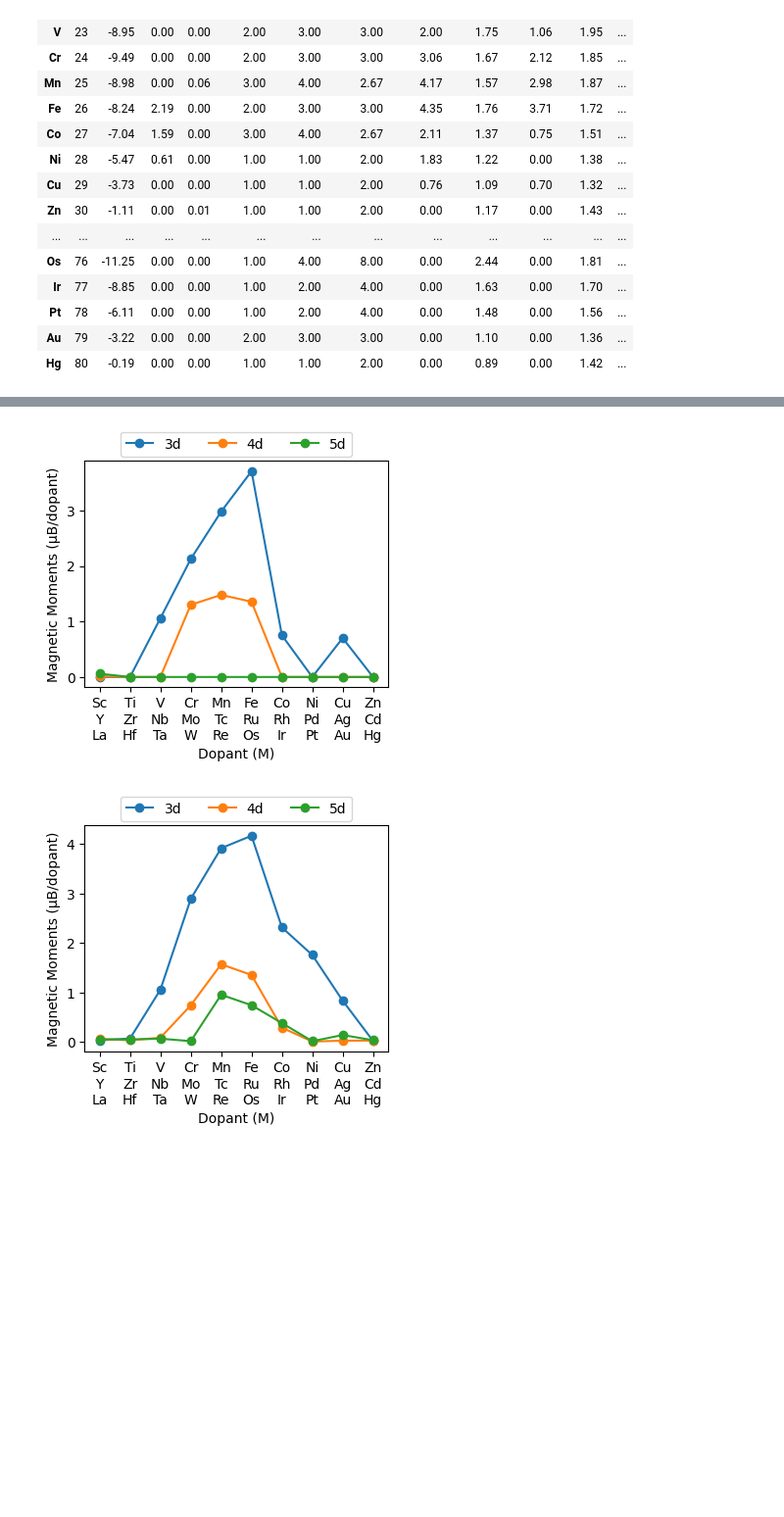
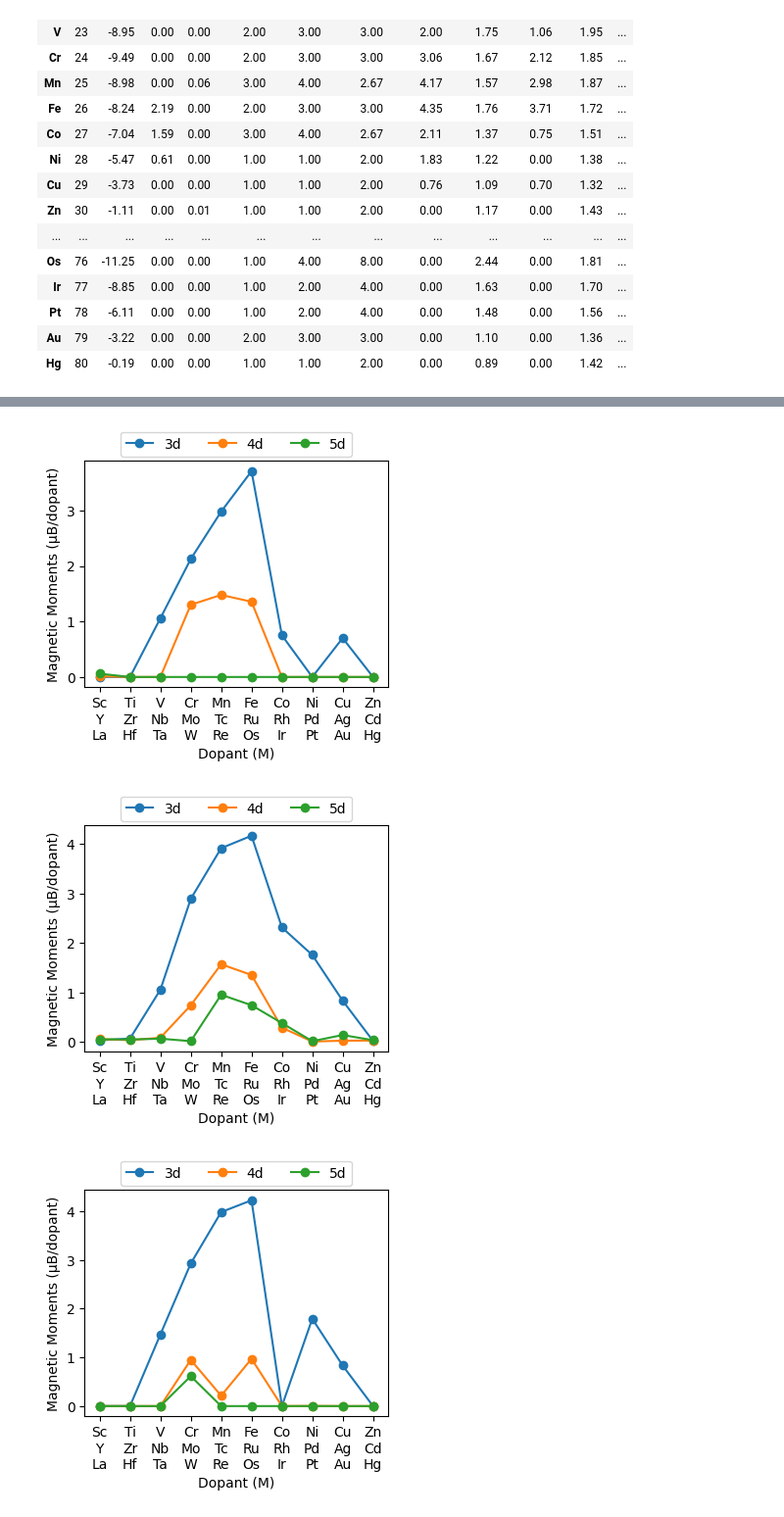
Before and after one commit to jhyeonjung97/tools, a Jupyter notebook: ruo2/doping1.ipynb, the cells around one changed output, grey strips where cells are left out. Shown at 98% size. Cells and saved outputs as stored; diff of their text form; code cells hidden in the pictures; blank space fills up the shorter version.

```diff
--- a/ruo2/doping1.ipynb
+++ b/ruo2/doping1.ipynb
@@ -166,35 +190,36 @@ for c, col in enumerate(['M-RuO2_fe1', 'M-RuO2_fe2', 'M-RuO2_fe3']):
 # %%
-for c, col in enumerate(['M_m', 'MxOy_m', 'MO2_m', 'M-RuO2_m7']):
+for c, col in enumerate(['M_m', 'MxOy_m', 'MO2_m', 'M-RuO2_m7', 'M-IrO2_m7']):
     plt.figure(figsize=(4,3))
 
     for si, (lo, hi) in enumerate(slices):
         if lo >= n:
             break
         hi = min(hi, n)
         y = (np.abs(data[col].iloc[lo:hi])).to_numpy() # per dopant
         plt.plot(
             x[: len(y)],
             y,
             marker='o',
             linestyle='-',
             label=f'{row_suffix[si]}',
             color=colors[si % len(colors)],
         )
 
     plt.xlim(0.5, chunk + 0.5)
     plt.legend(bbox_to_anchor=(0.5, 1.02), loc='lower center', borderaxespad=0, ncol=3)
     # plt.legend(bbox_to_anchor=(1.02, 1), loc='upper left', borderaxespad=0)
     plt.xticks(x, xtick_labels)
 
     plt.xlabel('Dopant (M)')
     plt.ylabel('Magnetic Moments (μB/dopant)')
     plt.savefig(f'{root}/figures/bulk_magnetic_moment{c}.png', dpi=dpi, transparent=True, bbox_inches='tight')
 
     plt.show()
     plt.close()
 # %% [output]
 [figure]
 [figure]
 [figure]
 [figure]
+[figure, added]
 # %%
```
Also changed, not shown: parts of 5 cells of this notebook.
